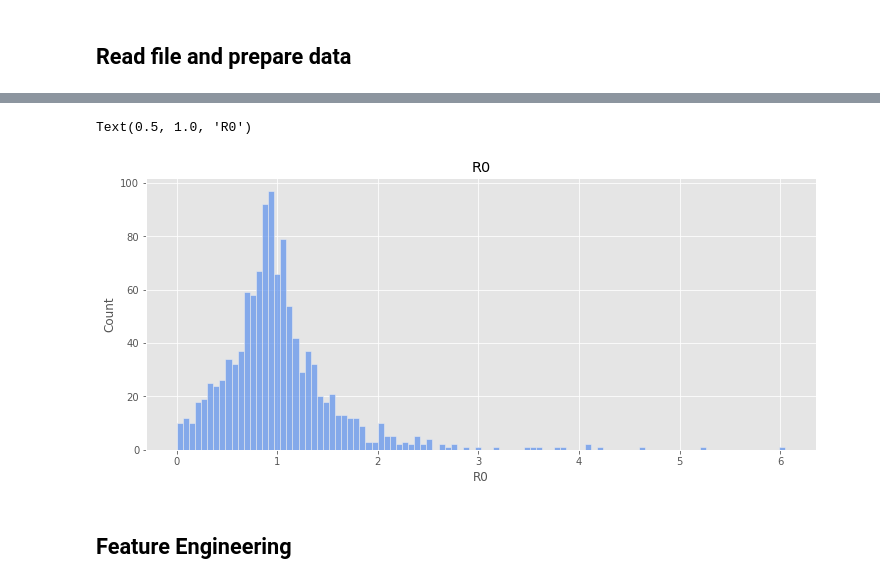
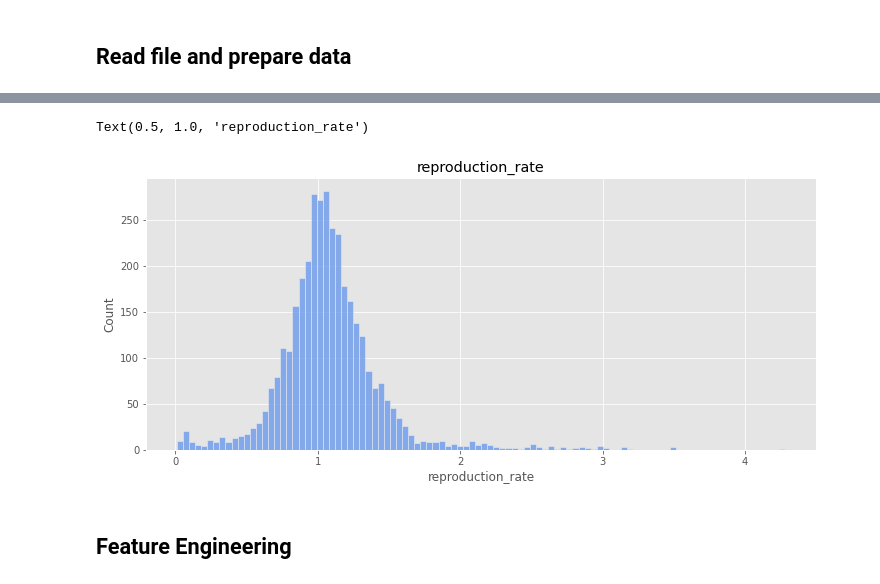
Before and after one commit to lucasbotellaroca/Covid-19_Reproduction_Rate_Estimator, a Jupyter notebook: data_model_evaluation_R0.ipynb, the cells around one changed output, grey strips where cells are left out. Drawn from its saved outputs; the diff is of its cells as text; code cells hidden in the pictures.

```diff
--- a/data_model_evaluation_R0.ipynb
+++ b/data_model_evaluation_R0.ipynb
@@ -113,0 +142,17 @@ df_pca=df.copy()
+# %%
+df=pd.read_csv('/Users/lucas_botella/Downloads/df_covid_processed_FINAL_new_r0_chile.csv')
+del df['Unnamed: 0']
+df=df[['Code', 'Date', 'contact_tracing', 'retail_and_recreation',
+       'grocery_and_pharmacy', 'residential', 'transit_stations', 'parks',
+       'workplaces', 'debt_relief', 'income_support', 'testing_policy',
+       'international_travel_controls', 'restrictions_internal_movements',
+       'close_public_transport', 'public_information_campaigns',
+       'facial_coverings', 'stay_home_requirements', 'restriction_gatherings',
+       'cancel_public_events', 'workplace_closures', 'school_closures',
+       'Holiday', 'temp', 'prcp', 'number_of_arrivals', 'urban_population',
+      'total_vaccinations_per_100', '%youth_unemployment_total','excess_mortality',
+      'accumulated', 'reproduction_rate']]
+df = df.rename(columns={'excess_mortality': 'infected_rate'})
+df=df[[c for c in df if c not in ['reproduction_rate']]
+       + ['reproduction_rate']]
+df
@@ -114,12 +173,12 @@ df_pca=df.copy()
 # %%
 #Removing -inf and infinite
 df=df[~df.isin([np.inf, -np.inf]).any(1)]
 f, axes = plt.subplots(figsize=(12,5))
-sns.histplot(x='R0', data=df, kde=False, bins=100, ax=axes, color='cornflowerblue');
-axes.set_title('R0')
+sns.histplot(x='reproduction_rate', data=df, kde=False, bins=100, ax=axes, color='cornflowerblue');
+axes.set_title('reproduction_rate')
 # %% [output]
-Text(0.5, 1.0, 'R0')
+Text(0.5, 1.0, 'reproduction_rate')
-[figure, old version]
+[figure, new version]
 # %% [markdown]
 ## Feature Engineering
 # %% [markdown]
```
Also changed, not shown: parts of 160 cells of this notebook.
